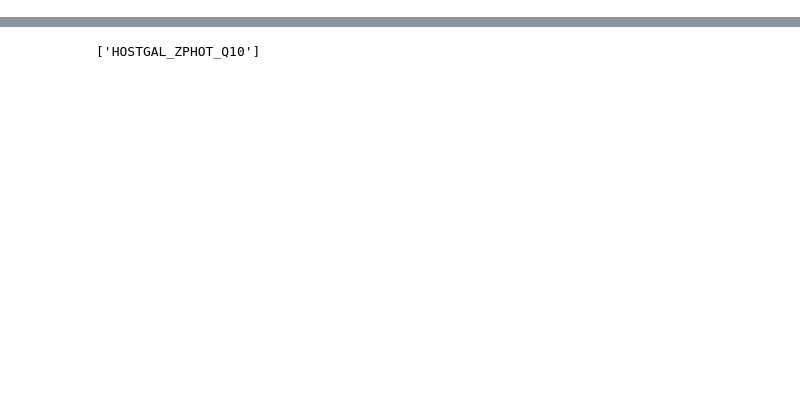
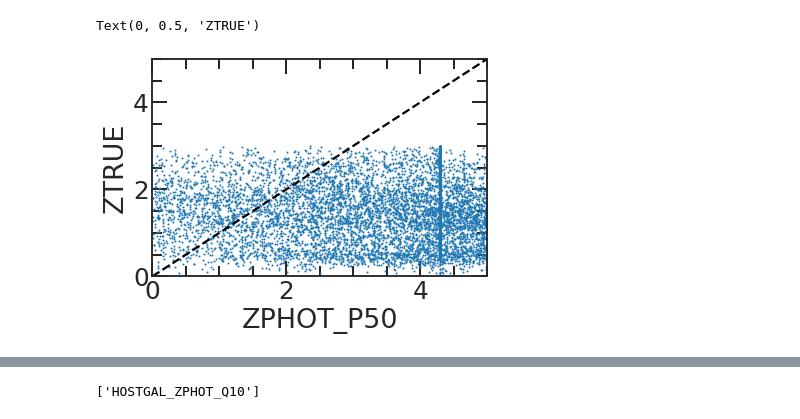
Before and after one commit to LSSTDESC/transient-host-sims, a Jupyter notebook: notebooks/qp_addQuantiles.ipynb, the cells around one changed output, grey strips where cells are left out. Drawn from its saved outputs; the diff is of its cells as text; code cells hidden in the pictures; blank space fills up the shorter version.

```diff
--- a/notebooks/qp_addQuantiles.ipynb
+++ b/notebooks/qp_addQuantiles.ipynb
@@ -64,0 +156,14 @@ for fn in SNIa_quants:
+# %%
+Malz_DF = pd.DataFrame({"p50":p50, "GALID":galids})
+# %%
+comb_df = Malz_DF.merge(KNDF)
+# %%
+plt.plot(comb_df['p50'], comb_df['ZTRUE'],'o', ms=1)
+plt.xlim((0, 5))
+plt.ylim((0, 5))
+plt.plot(np.linspace(0, 5), np.linspace(0, 5), '--', c='k')
+plt.xlabel("ZPHOT_P50")
+plt.ylabel("ZTRUE")
+# %% [output]
+Text(0, 0.5, 'ZTRUE')
+[figure, added]
```
Also changed, not shown: parts of 15 cells of this notebook.
